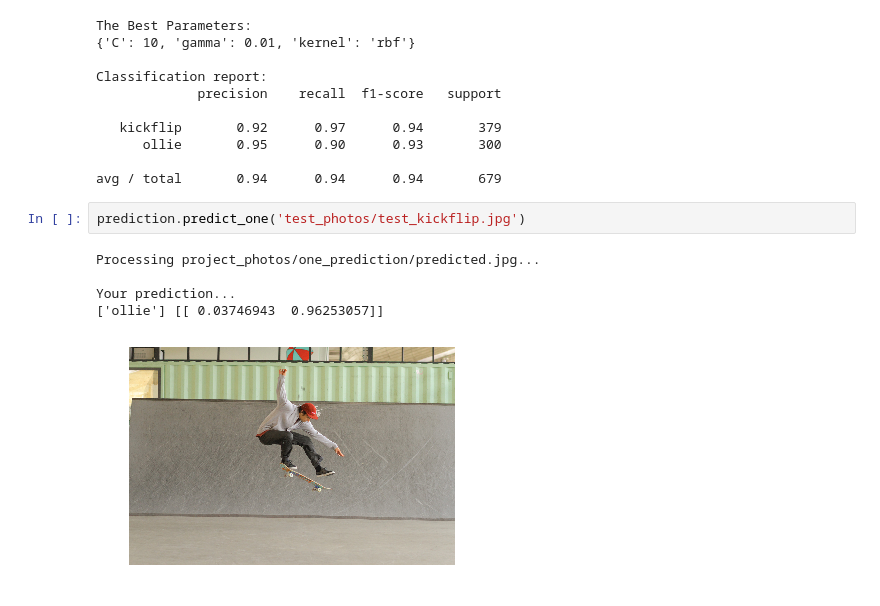
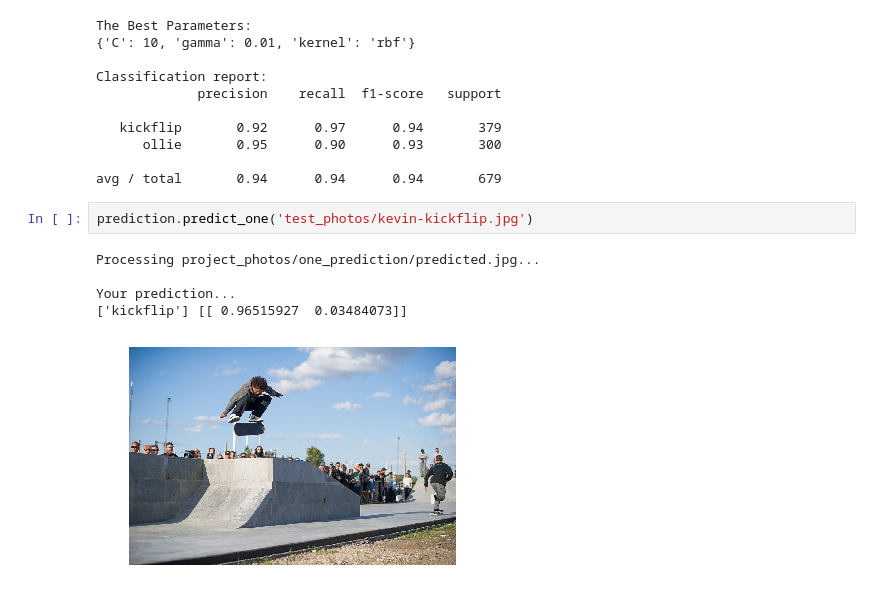
Before and after one commit to nathanch0/Skateboard_Trick_Identifier, a Jupyter notebook: creation.ipynb, the cells around one changed output. Cells and saved outputs as stored; diff of their text form.

Commit message:
updated creation ipython for image classification

```diff
--- a/creation.ipynb
+++ b/creation.ipynb
@@ -100,10 +100,10 @@ Classification report:
 
 avg / total       0.94      0.94      0.94       679
 # %%
-prediction.predict_one('test_photos/test_kickflip.jpg')
+prediction.predict_one('test_photos/kevin-kickflip.jpg')
 # %% [output]
 Processing project_photos/one_prediction/predicted.jpg...
 
 Your prediction...
-['ollie'] [[ 0.03746943  0.96253057]]
+['kickflip'] [[ 0.96515927  0.03484073]]
-[figure, old version]
+[figure, new version]
```
Also changed, not shown: 1 other file.
